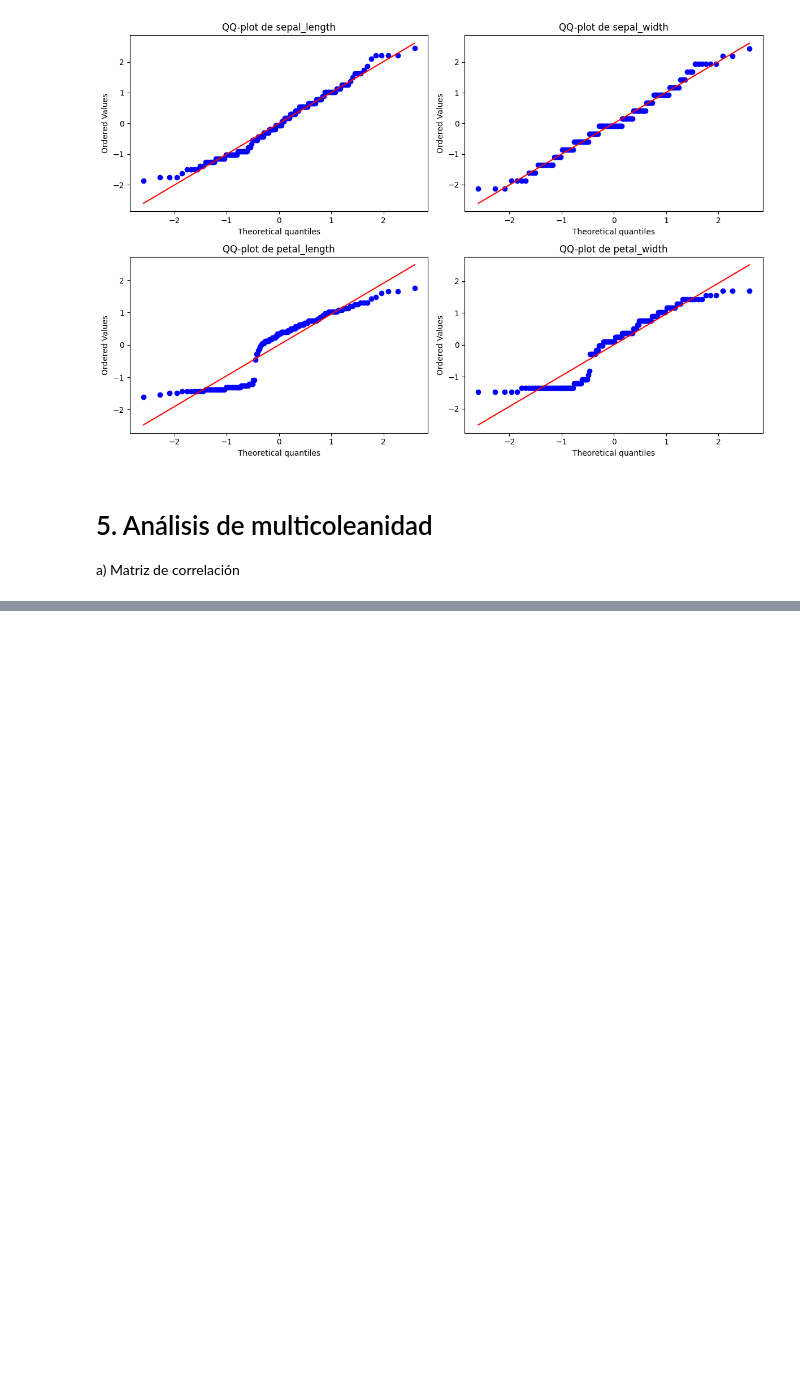
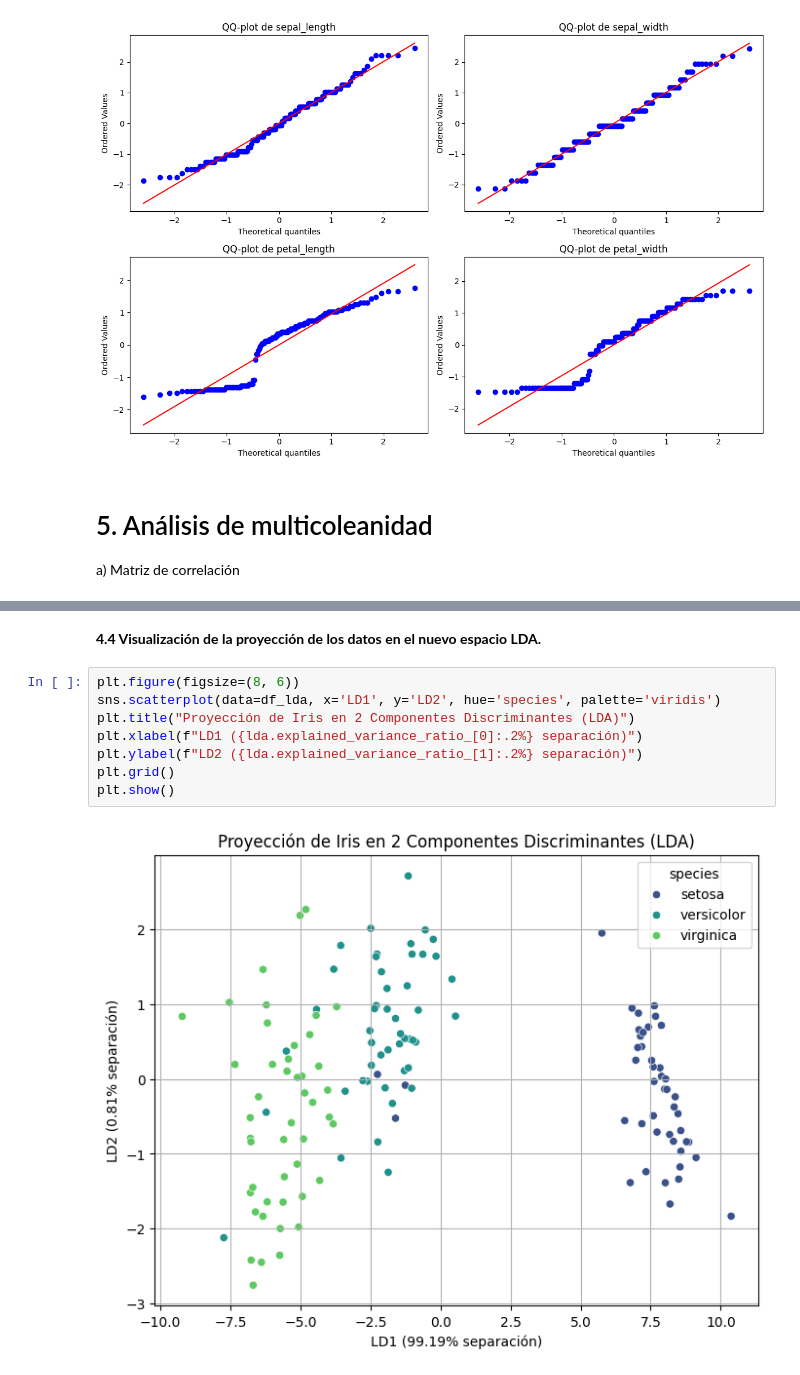
Before and after one commit to dunkelheitEXE/PythonLab, a Jupyter notebook: Tarea2.ipynb, the cells around one changed output, grey strips where cells are left out. Cells and saved outputs as stored; diff of their text form; blank space fills up the shorter version.

```diff
--- a/Tarea2.ipynb
+++ b/Tarea2.ipynb
@@ -90,0 +162,12 @@ a) Matriz de correlación
+# %% [markdown]
+**4.4 Visualización de la proyección de los datos en el nuevo espacio LDA.**
+# %%
+plt.figure(figsize=(8, 6))
+sns.scatterplot(data=df_lda, x='LD1', y='LD2', hue='species', palette='viridis')
+plt.title("Proyección de Iris en 2 Componentes Discriminantes (LDA)")
+plt.xlabel(f"LD1 ({lda.explained_variance_ratio_[0]:.2%} separación)")
+plt.ylabel(f"LD2 ({lda.explained_variance_ratio_[1]:.2%} separación)")
+plt.grid()
+plt.show()
+# %% [output]
+[figure, added]
```
Also changed, not shown: parts of 14 cells of this notebook.
